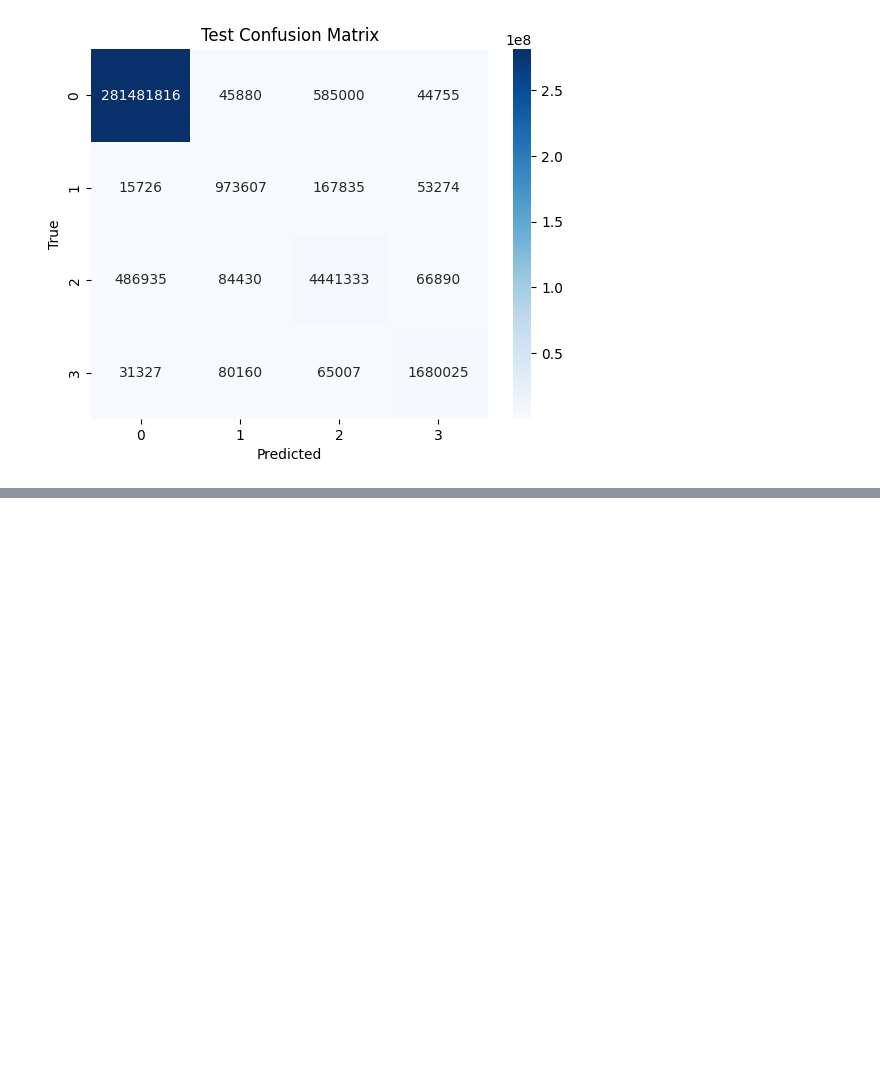
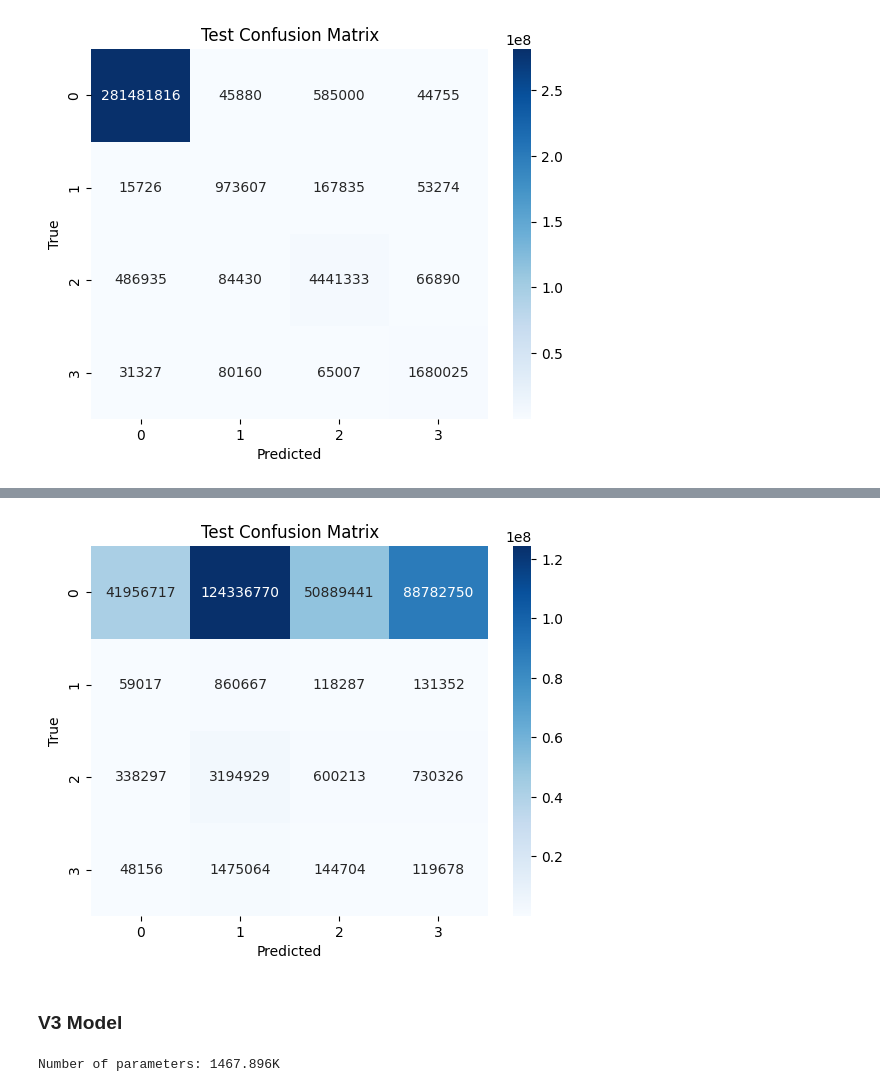
Before and after one commit to hakeematyab/Reliable-Explainable-Brain-Tumor-Segmentation, a Jupyter notebook: notebooks/ModelEvaluation.ipynb, the cells around one changed output, grey strips where cells are left out. Cells and saved outputs as stored; diff of their text form; code cells hidden in the pictures; blank space fills up the shorter version.

```diff
--- a/notebooks/ModelEvaluation.ipynb
+++ b/notebooks/ModelEvaluation.ipynb
@@ -417,0 +706,37 @@ plt.show()
+# %%
+model.eval()
+microbatch_size = 1
+for batch_id, (data, masks) in enumerate(v2_test_dataloader):
+    batch_size = data.shape[0]
+    data = data.reshape(data.shape[0],-1, data.shape[-2], data.shape[-1])
+
+    for i in range(0, batch_size, microbatch_size):
+        micro_data = data[i:i+microbatch_size].to(device)
+        micro_masks = masks[i:i+microbatch_size].to(device)
+        with torch.no_grad():
+            preds = model(micro_data)
+            preds = torch.argmax(preds, dim=1)
+            accuracy.update(preds, micro_masks)
+            precision.update(preds, micro_masks)
+            recall.update(preds, micro_masks)
+            f1_score.update(preds, micro_masks)
+            confusion_matrix.update(preds, micro_masks)
+            dice_metric(
+                        y_pred = decollate_batch(one_hot(preds.unsqueeze(1), num_classes=num_classes)),
+                        y = decollate_batch(one_hot(micro_masks.unsqueeze(1), num_classes=num_classes))
+                        )
+
+acc = accuracy.compute().item()
+prec = precision.compute().item()
+rec = recall.compute().item()
+f1 = f1_score.compute().item()
+conf_mat = confusion_matrix.compute().cpu().numpy()
+dice_score = dice_metric.aggregate().item()
+
+dice_metric.reset()
+accuracy.reset()
+precision.reset()
+recall.reset()
+f1_score.reset()
+confusion_matrix.reset()
+release_cuda_memory()
@@ -417,0 +757,10 @@ plt.show()
+# %%
+sns.heatmap(conf_mat, annot=True, fmt="d", cmap="Blues", xticklabels=range(num_classes), yticklabels=range(num_classes))
+plt.xlabel("Predicted")
+plt.ylabel("True")
+plt.title("Test Confusion Matrix")
+plt.show()
+# %% [output]
+[figure, added]
+# %% [markdown]
+### V3 Model
@@ -417,0 +814,9 @@ plt.show()
+# %%
+model_path = '../checkpoints/BrainTumorSegmentation_V1/2025-04-15_17-33-35/UNET_V3.pth'
+checkpoint = torch.load(model_path, map_location = device)
+model = UNET_V3().to(device)
+model.load_state_dict(checkpoint)
+num_params = sum(p.numel() for p in model.parameters())
+print('Number of parameters: {:.3f}K'.format(num_params / 1000))
+# %% [output]
+Number of parameters: 1467.896K
```
Also changed, not shown: parts of 26 cells of this notebook.
